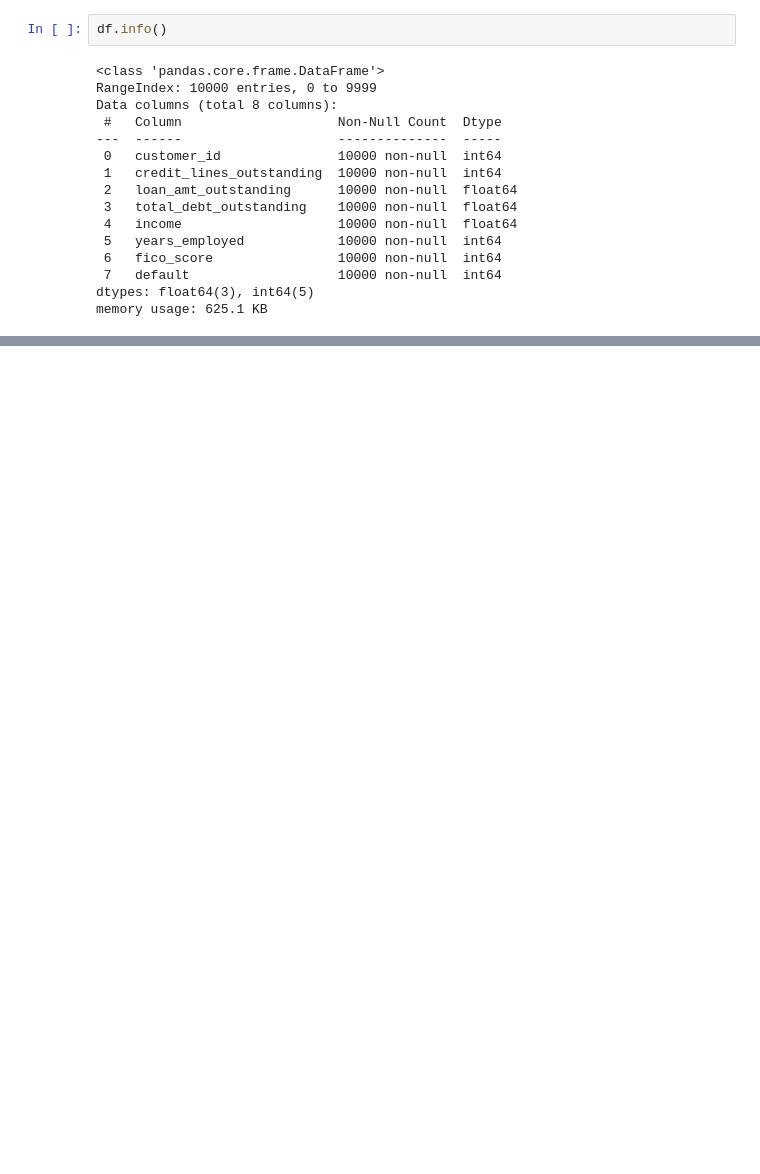
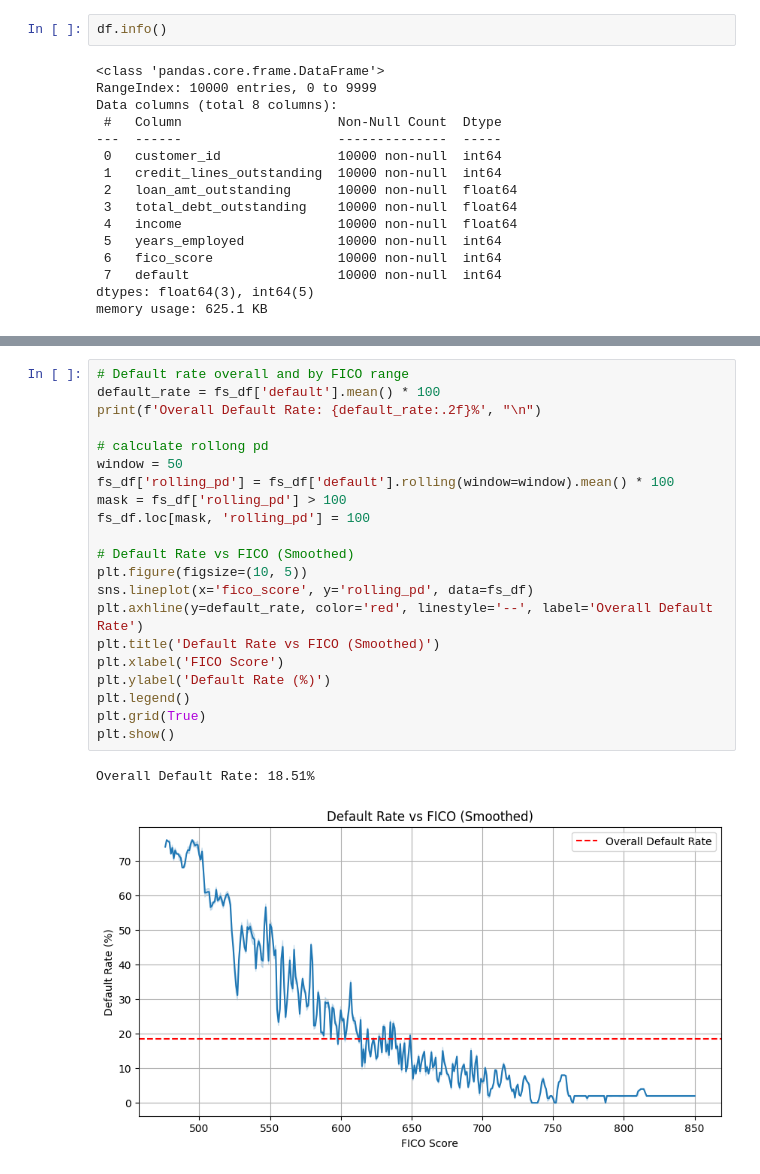
Before and after one commit to raz0208/Natural-Gas-Price-Interpolation-Forecasting, a Jupyter notebook: Task4/Strategic_Bucketing_of_FICO_Scores_for_PD_Modeling.ipynb, the cells around one changed output, grey strips where cells are left out. Saved outputs shown, nothing was run; the diff lists cells and outputs as text; blank space fills up the shorter version.

```diff
--- a/Task4/Strategic_Bucketing_of_FICO_Scores_for_PD_Modeling.ipynb
+++ b/Task4/Strategic_Bucketing_of_FICO_Scores_for_PD_Modeling.ipynb
@@ -62,0 +71,24 @@ fs_df.head()
+# %%
+# Default rate overall and by FICO range
+default_rate = fs_df['default'].mean() * 100
+print(f'Overall Default Rate: {default_rate:.2f}%', "\n")
+
+# calculate rollong pd
+window = 50
+fs_df['rolling_pd'] = fs_df['default'].rolling(window=window).mean() * 100
+mask = fs_df['rolling_pd'] > 100
+fs_df.loc[mask, 'rolling_pd'] = 100
+
+# Default Rate vs FICO (Smoothed)
+plt.figure(figsize=(10, 5))
+sns.lineplot(x='fico_score', y='rolling_pd', data=fs_df)
+plt.axhline(y=default_rate, color='red', linestyle='--', label='Overall Default Rate')
+plt.title('Default Rate vs FICO (Smoothed)')
+plt.xlabel('FICO Score')
+plt.ylabel('Default Rate (%)')
+plt.legend()
+plt.grid(True)
+plt.show()
+# %% [output]
+Overall Default Rate: 18.51%
+[figure, added]
```
Also changed, not shown: parts of 5 cells of this notebook.
